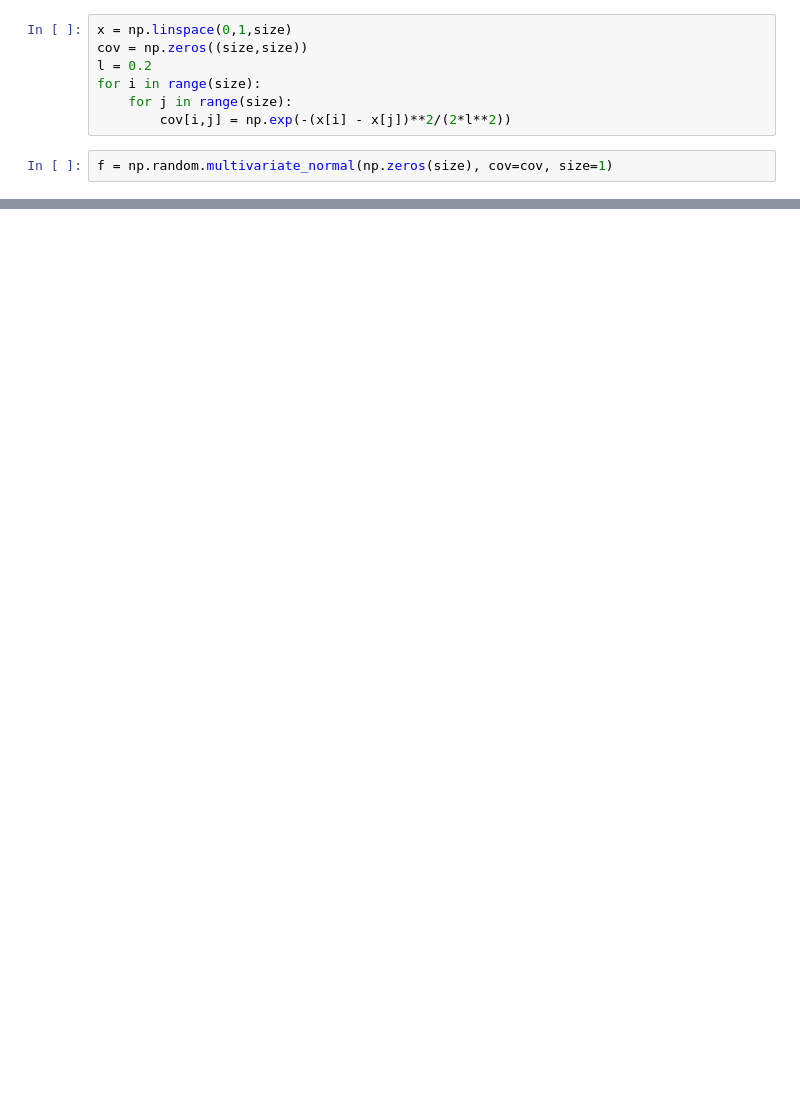
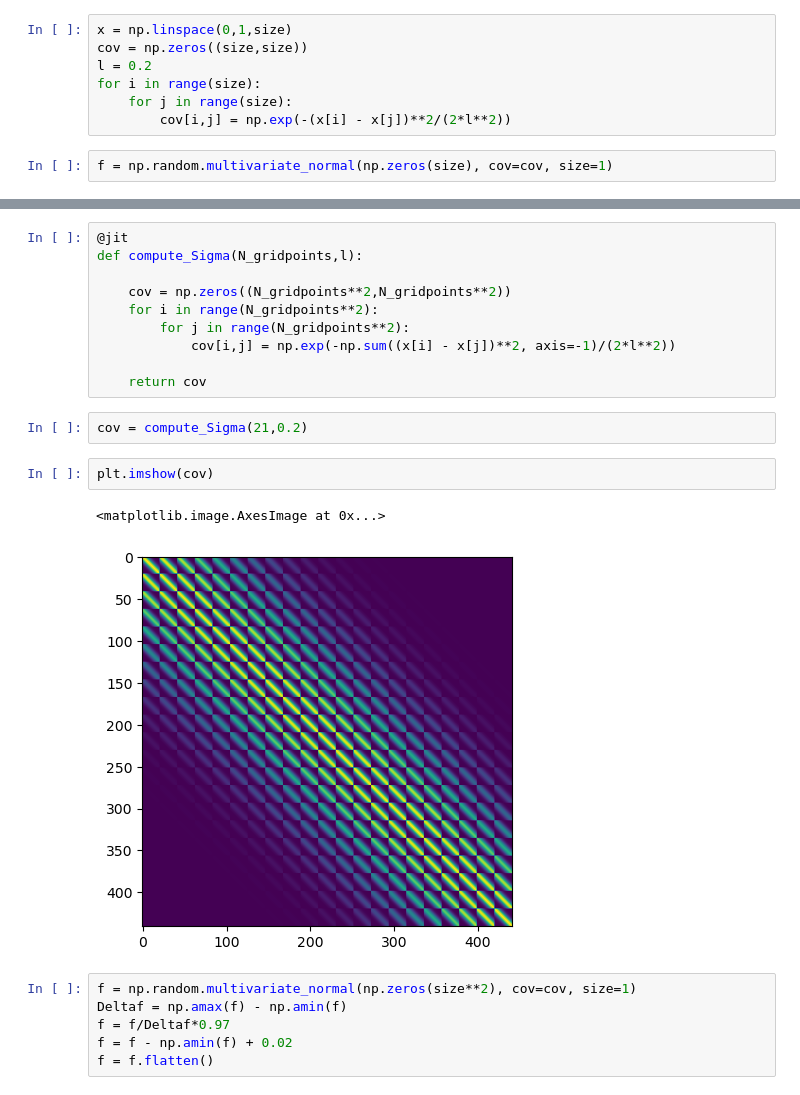
Before and after one commit to JoostHMPrins/ngo, a Jupyter notebook: developnotebooks/Gaussianrandomfield.ipynb, the cells around one changed output, grey strips where cells are left out. Saved outputs shown, nothing was run; the diff lists cells and outputs as text; blank space fills up the shorter version.

```diff
--- a/developnotebooks/Gaussianrandomfield.ipynb
+++ b/developnotebooks/Gaussianrandomfield.ipynb
@@ -29,0 +43,23 @@ plt.plot(f.T)
+# %%
+@jit
+def compute_Sigma(N_gridpoints,l):
+
+    cov = np.zeros((N_gridpoints**2,N_gridpoints**2))
+    for i in range(N_gridpoints**2):
+        for j in range(N_gridpoints**2):
+            cov[i,j] = np.exp(-np.sum((x[i] - x[j])**2, axis=-1)/(2*l**2))
+
+    return cov
+# %%
+cov = compute_Sigma(21,0.2)
+# %%
+plt.imshow(cov)
+# %% [output]
+<matplotlib.image.AxesImage at 0x...>
+[figure, added]
+# %%
+f = np.random.multivariate_normal(np.zeros(size**2), cov=cov, size=1)
+Deltaf = np.amax(f) - np.amin(f)
+f = f/Deltaf*0.97
+f = f - np.amin(f) + 0.02
+f = f.flatten()
```
Also changed, not shown: parts of 11 cells of this notebook.
